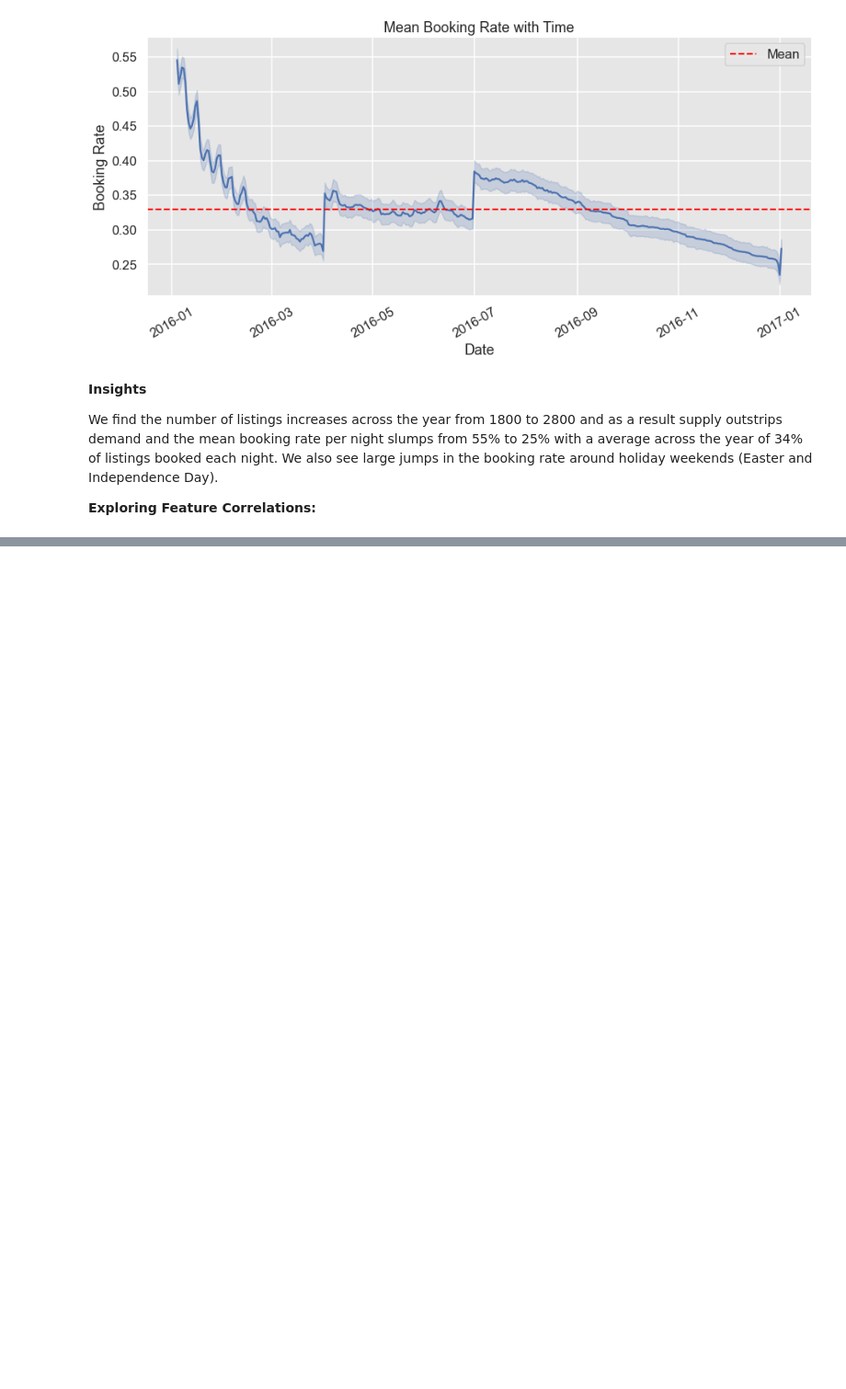
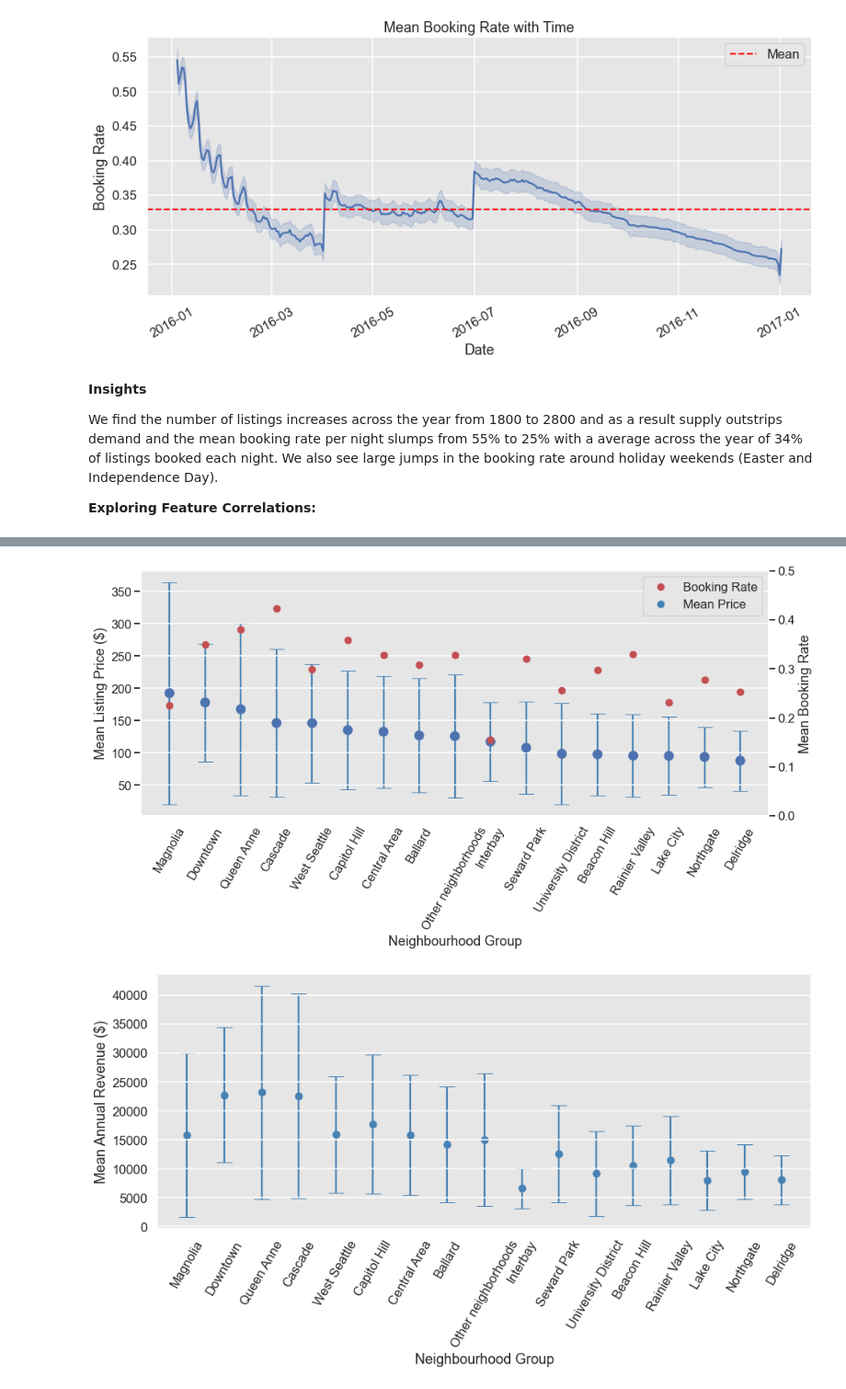
Before and after one commit to jcadusch/AirBnB_Seattle_Analysis, a Jupyter notebook: main_analysis.ipynb, the cells around one changed output, grey strips where cells are left out. Shown at 92% size. Saved outputs shown, nothing was run; the diff lists cells and outputs as text; code cells hidden in the pictures; blank space fills up the shorter version.

```diff
--- a/main_analysis.ipynb
+++ b/main_analysis.ipynb
@@ -187,0 +196,44 @@ ax4.set_facecolor("white")
+# %%
+#find the mean, stand. dev. price and mean booking rate for each neighbourhood
+hood_df = (all_df.groupby('neighbourhood_group_cleansed')[['average_price','booking_rate']]
+           .agg({'average_price':['mean', 'std'],'booking_rate':'mean'}).reset_index())
+hood_df.columns = ['neighbourhood','hood_mean_price','hood_std_price','hood_booking_rate']
+hood_df.sort_values(by=['hood_mean_price'], inplace=True, ascending=False)
+
+#plot mean prices
+plt.figure(figsize = (15,6))
+plt.xticks(rotation=60)
+ax5 = sns.pointplot(x="neighbourhood", y="hood_mean_price", data=hood_df,join=False)
+plt.xlabel('Neighbourhood Group')
+plt.ylabel('Mean Listing Price (\$)');
+
+# Find the x,y coordinates for each point for errorbars
+x_coords = []
+y_coords = []
+for point_pair in ax5.collections:
+    for x, y in point_pair.get_offsets():
+        x_coords.append(x)
+        y_coords.append(y)
+ax5.errorbar(x_coords, y_coords, yerr=hood_df['hood_std_price'], ecolor='steelblue', fmt=' ', zorder=-1,capsize=10)
+
+#plot Booking Rate averages
+ax6=ax5.twinx()
+ax6.plot(hood_df['neighbourhood'],hood_df['hood_booking_rate'],'ro',label='Booking Rate')
+ax6.set_ylabel('Mean Booking Rate')
+ax6.grid(False)
+plt.ylim(0,0.5)
+ax6.plot([], [], 'o', color='steelblue', label = 'Mean Price') #dummy axis for legend
+plt.legend(loc='best');
+
+#plot annual revenue
+plt.figure(figsize = (15,6))
+plt.xticks(rotation=60)
+plt.gca().xaxis.grid(False)
+ax7=(plt.errorbar(hood_df['neighbourhood'],365*hood_df['hood_mean_price']
+              .multiply(hood_df['hood_booking_rate']), yerr=365*hood_df['hood_booking_rate']
+              .multiply(hood_df['hood_std_price']), ecolor='steelblue', fmt='o', zorder=-1,capsize=10,color='steelblue'));
+plt.xlabel('Neighbourhood Group')
+plt.ylabel('Mean Annual Revenue (\$)');
+# %% [output]
+[figure, added]
+[figure, added]
```
Also changed, not shown: parts of 3 cells of this notebook.
